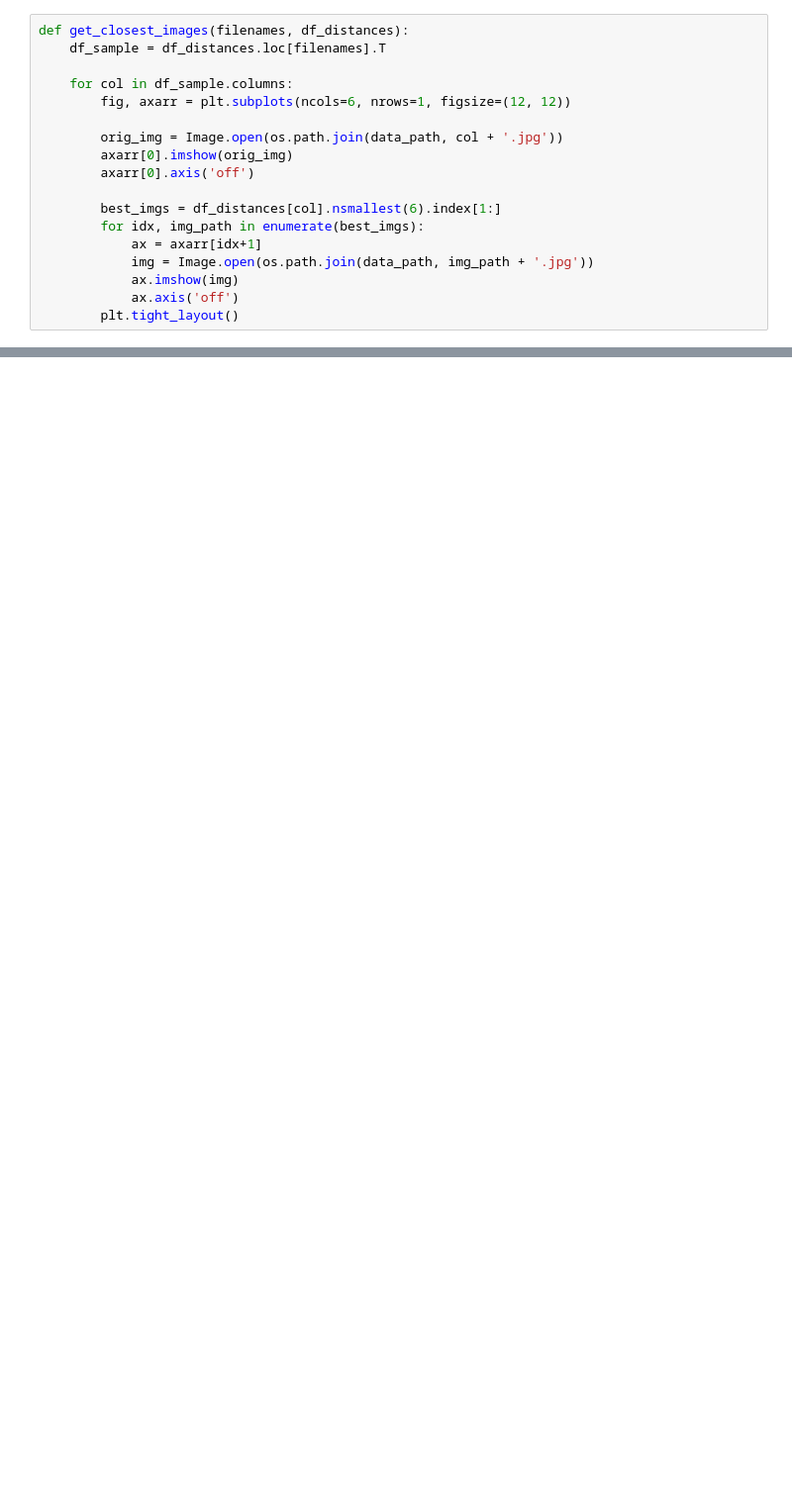
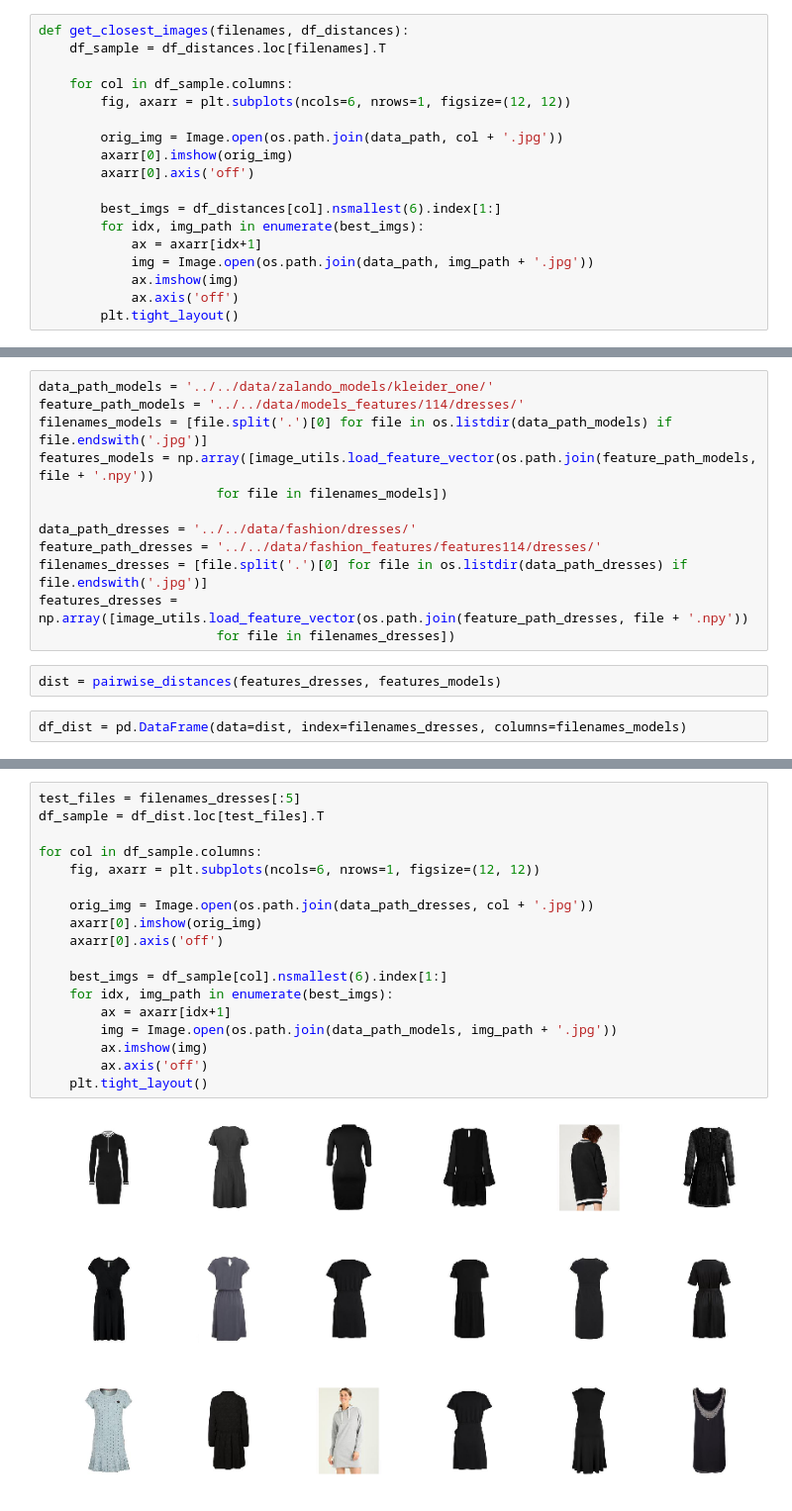
Before and after one commit to sonynka/fashion_gan, a Jupyter notebook: get_feature_vectors.ipynb, the cells around one changed output, grey strips where cells are left out. Shown at 99% size. Drawn from its saved outputs; the diff is of its cells as text; blank space fills up the shorter version.

```diff
--- a/get_feature_vectors.ipynb
+++ b/get_feature_vectors.ipynb
@@ -60,0 +58,16 @@ image_utils.concat_feature_vectors(feature64_path, feature50_path, feature114_pa
+# %%
+data_path_models = '../../data/zalando_models/kleider_one/'
+feature_path_models = '../../data/models_features/114/dresses/'
+filenames_models = [file.split('.')[0] for file in os.listdir(data_path_models) if file.endswith('.jpg')]
+features_models = np.array([image_utils.load_feature_vector(os.path.join(feature_path_models, file + '.npy'))
+                       for file in filenames_models])
+
+data_path_dresses = '../../data/fashion/dresses/'
+feature_path_dresses = '../../data/fashion_features/features114/dresses/'
+filenames_dresses = [file.split('.')[0] for file in os.listdir(data_path_dresses) if file.endswith('.jpg')]
+features_dresses = np.array([image_utils.load_feature_vector(os.path.join(feature_path_dresses, file + '.npy'))
+                       for file in filenames_dresses])
+# %%
+dist = pairwise_distances(features_dresses, features_models)
+# %%
+df_dist = pd.DataFrame(data=dist, index=filenames_dresses, columns=filenames_models)
@@ -60,0 +84,22 @@ image_utils.concat_feature_vectors(feature64_path, feature50_path, feature114_pa
+# %%
+test_files = filenames_dresses[:5]
+df_sample = df_dist.loc[test_files].T
+
+for col in df_sample.columns:
+    fig, axarr = plt.subplots(ncols=6, nrows=1, figsize=(12, 12))
+
+    orig_img = Image.open(os.path.join(data_path_dresses, col + '.jpg'))
+    axarr[0].imshow(orig_img)
+    axarr[0].axis('off')
+
+    best_imgs = df_sample[col].nsmallest(6).index[1:]
+    for idx, img_path in enumerate(best_imgs):
+        ax = axarr[idx+1]
+        img = Image.open(os.path.join(data_path_models, img_path + '.jpg'))
+        ax.imshow(img)
+        ax.axis('off')
+    plt.tight_layout()
+# %% [output]
+[figure, added]
+[figure, added]
+[figure, added]
```
Also changed, not shown: parts of 11 cells of this notebook, 5 other files.
